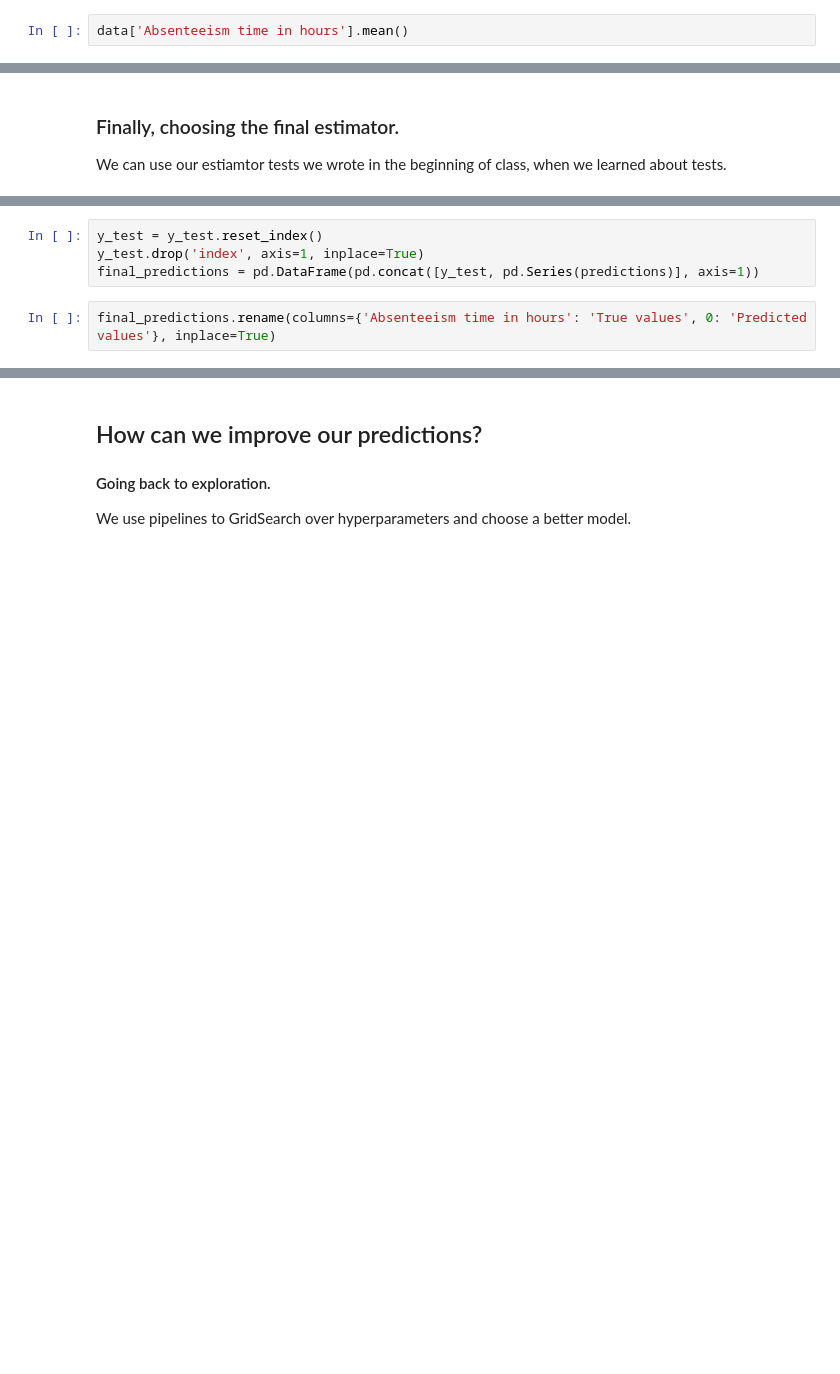
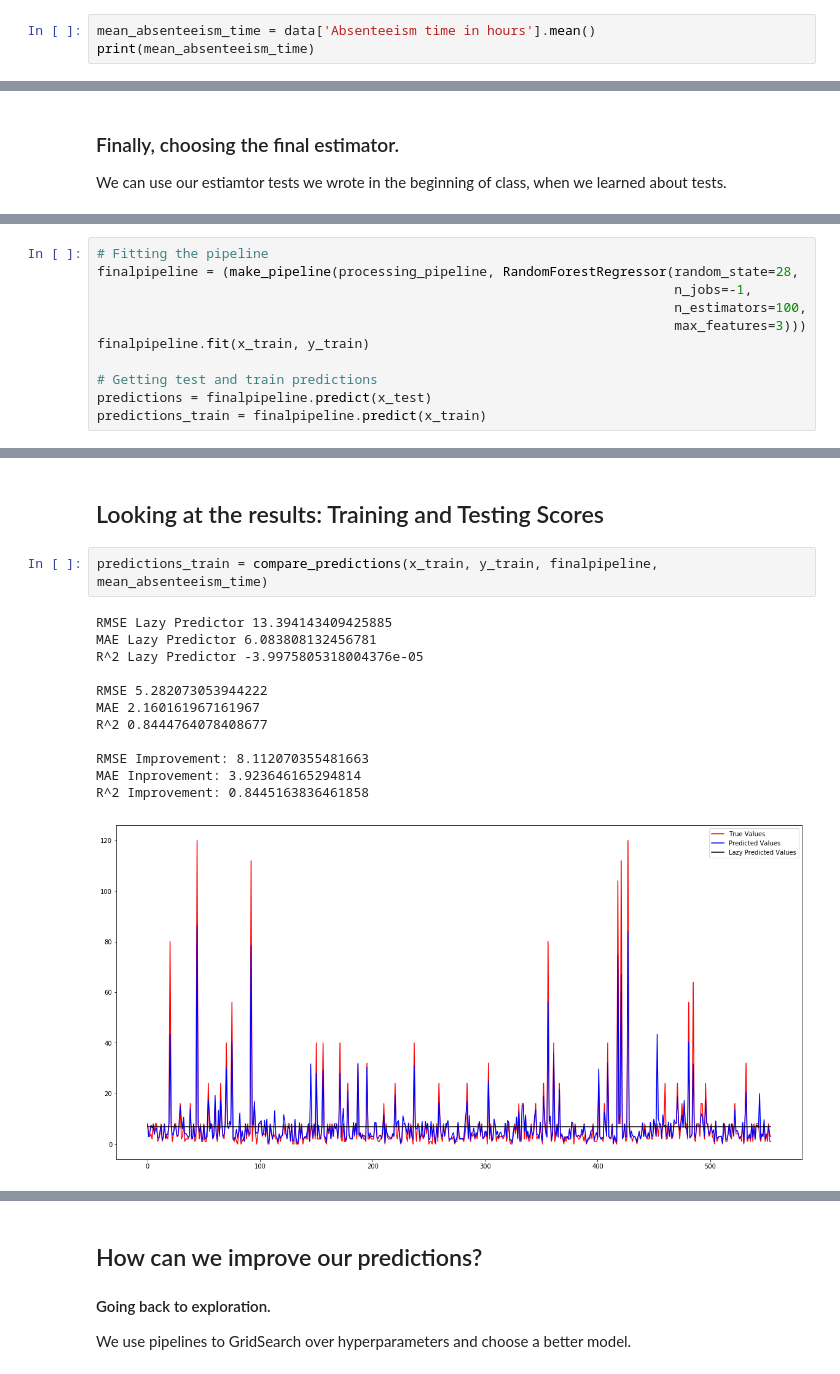
Before and after one commit to rachelkberryman/DSR_Model_Pipelines_Course, a Jupyter notebook: 1.3 Pipelines .ipynb, the cells around one changed output, grey strips where cells are left out. Drawn from its saved outputs; the diff is of its cells as text; blank space fills up the shorter version.

Commit message:
wrapping prediction comparisons into functions

```diff
--- a/1.3 Pipelines .ipynb
+++ b/1.3 Pipelines .ipynb
@@ -120,7 +127,8 @@ We can start by phrasing a few questions, and working to answer them.
 
 #### 1. What is the average amount of time for which employees are sick?
 # %%
-data['Absenteeism time in hours'].mean()
+mean_absenteeism_time = data['Absenteeism time in hours'].mean()
+print(mean_absenteeism_time)
 # %% [output]
 6.924324324324324
 # %% [markdown]
@@ -512,6 +501,0 @@ R^2 0.32842001665280507
-# %%
-y_test = y_test.reset_index()
-y_test.drop('index', axis=1, inplace=True)
-final_predictions = pd.DataFrame(pd.concat([y_test, pd.Series(predictions)], axis=1))
-# %%
-final_predictions.rename(columns={'Absenteeism time in hours': 'True values', 0: 'Predicted values'}, inplace=True)
@@ -529,0 +502,11 @@ plt.show()
+# %%
+# Fitting the pipeline
+finalpipeline = (make_pipeline(processing_pipeline, RandomForestRegressor(random_state=28,
+                                                                          n_jobs=-1,
+                                                                          n_estimators=100,
+                                                                          max_features=3)))
+finalpipeline.fit(x_train, y_train)
+
+# Getting test and train predictions
+predictions = finalpipeline.predict(x_test)
+predictions_train = finalpipeline.predict(x_train)
@@ -529,0 +562,17 @@ plt.show()
+# %% [markdown]
+## Looking at the results: Training and Testing Scores
+# %%
+predictions_train = compare_predictions(x_train, y_train, finalpipeline, mean_absenteeism_time)
+# %% [output]
+RMSE Lazy Predictor 13.394143409425885
+MAE Lazy Predictor 6.083808132456781
+R^2 Lazy Predictor -3.9975805318004376e-05
+
+RMSE 5.282073053944222
+MAE 2.160161967161967
+R^2 0.8444764078408677
+
+RMSE Improvement: 8.112070355481663
+MAE Inprovement: 3.923646165294814
+R^2 Improvement: 0.8445163836461858
+[figure, added]
```
Also changed, not shown: parts of 28 cells of this notebook.
